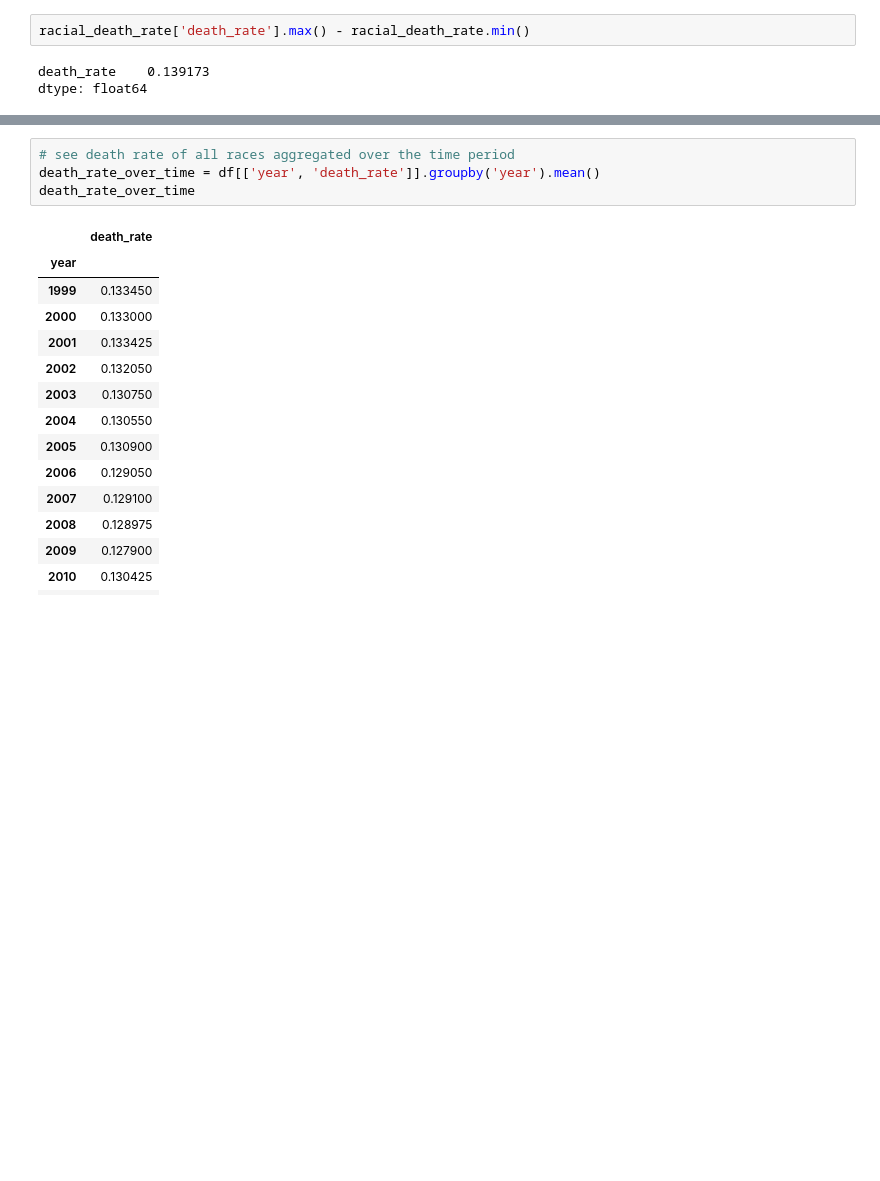
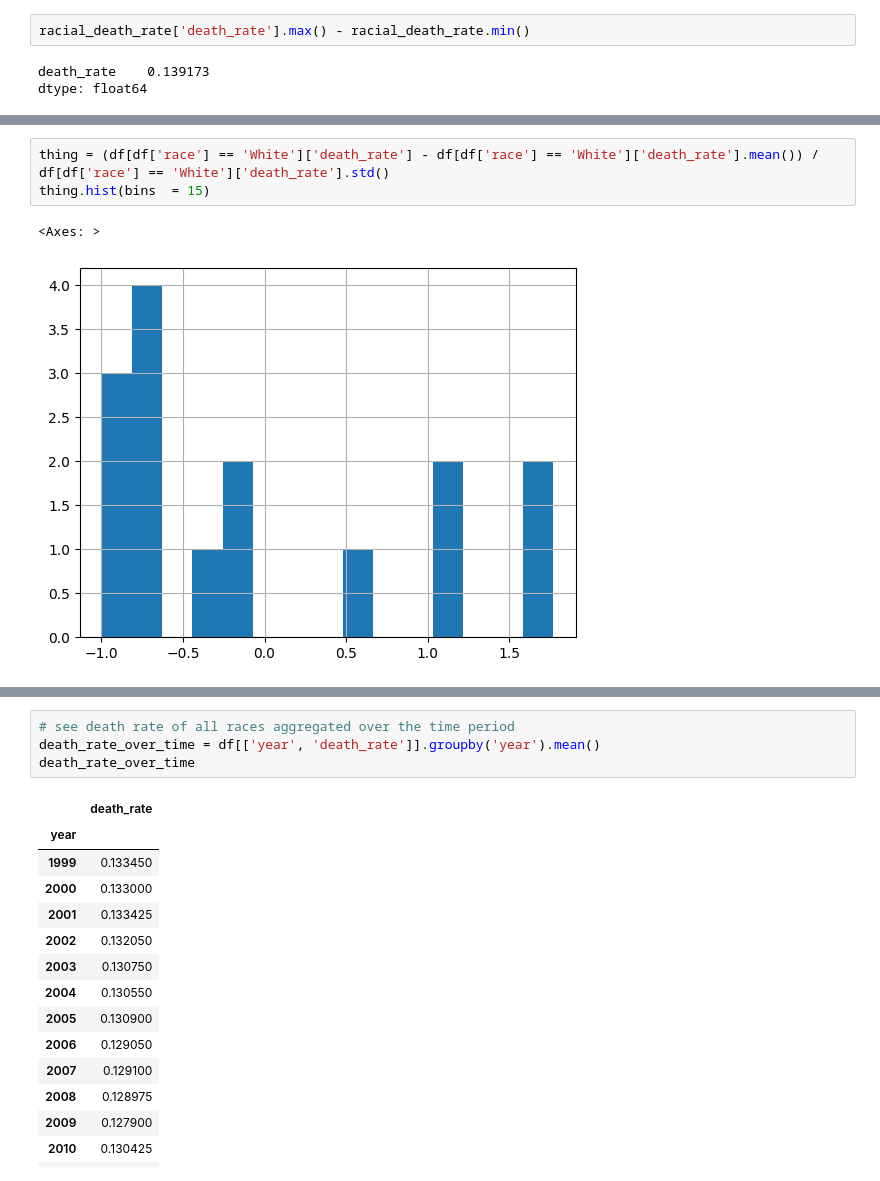
Before and after one commit to Caveexplorer/cdc_api_project, a Jupyter notebook: cdc_eda.ipynb, the cells around one changed output, grey strips where cells are left out. Saved outputs shown, nothing was run; the diff lists cells and outputs as text; blank space fills up the shorter version.

```diff
--- a/cdc_eda.ipynb
+++ b/cdc_eda.ipynb
@@ -119,0 +143,6 @@ From the above bar graph we can see that the White racial group has the highest
+# %%
+thing = (df[df['race'] == 'White']['death_rate'] - df[df['race'] == 'White']['death_rate'].mean()) / df[df['race'] == 'White']['death_rate'].std()
+thing.hist(bins  = 15)
+# %% [output]
+<Axes: >
+[figure, added]
```
Also changed, not shown: parts of 17 cells of this notebook.
